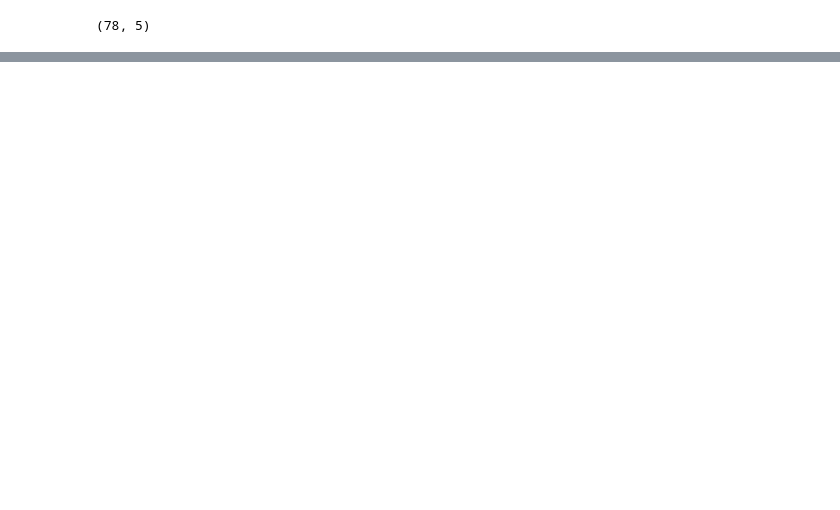
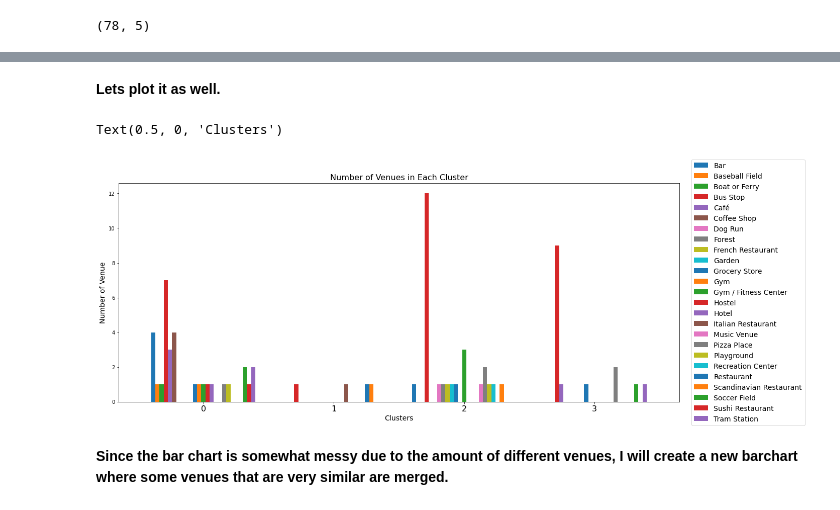
Before and after one commit to Milopoli/Coursera_Capstone, a Jupyter notebook: Scripts/Helsinki.ipynb, the cells around one changed output, grey strips where cells are left out. Cells and saved outputs as stored; diff of their text form; code cells hidden in the pictures; blank space fills up the shorter version.

```diff
--- a/Scripts/Helsinki.ipynb
+++ b/Scripts/Helsinki.ipynb
@@ -214,0 +414,4 @@ helsinki_map
+# %%
+kmeans = KMeans(n_clusters=4, random_state=0).fit(helsinki_grouped_clustering)
+
+kmeans.labels_
@@ -214,0 +425,10 @@ helsinki_map
+# %%
+helsinki_complete = neighborhoods
+
+# add clustering labels
+helsinki_complete['Cluster Labels'] = kmeans.labels_
+
+# merge toronto_grouped with toronto_data to add latitude/longitude for each neighborhood
+helsinki_complete = helsinki_complete.join(neighborhoods_venues_sorted.set_index('Neighborhood'), on='Neighborhood')
+
+helsinki_complete['Average price'] = helsinki_complete[['Average price']].astype('int64')
@@ -214,0 +481,6 @@ helsinki_map
+# %%
+# 1st most popular venues per cluster
+venue_total = helsinki_complete.copy()
+venue_total = venue_total.drop(['Neighborhood','Average price', 'Latitude', 'Longitude'], axis=1)
+venue_total = venue_total.groupby(['Cluster Labels','1st Most Common Venue']).size().reset_index(name='Count')
+venue_total
@@ -214,0 +505,4 @@ helsinki_map
+# %%
+cluster_comp = venue_total.pivot(index='Cluster Labels', columns='1st Most Common Venue', values='Count')
+cluster_comp = cluster_comp.fillna(0).astype(int).reset_index(drop=True)
+cluster_comp
@@ -214,0 +515,16 @@ helsinki_map
+# %% [markdown]
+**Lets plot it as well.**
+# %%
+bar_c = cluster_comp.iloc[0:].plot(kind='bar',figsize=(20,8),width = 0.8)
+
+plt.legend(labels=cluster_comp.columns,fontsize= 14, loc="center right", bbox_to_anchor=(1.23, 0.5), ncol=1)
+plt.title("Number of Venues in Each Cluster",fontsize= 16)
+plt.xticks(fontsize=16)
+plt.xticks(rotation=0)
+plt.ylabel('Number of Venue', fontsize=14)
+plt.xlabel('Clusters', fontsize=14)
+# %% [output]
+Text(0.5, 0, 'Clusters')
+[figure, added]
+# %% [markdown]
+**Since the bar chart is somewhat messy due to the amount of different venues, I will create a new barchart where some venues that are very similar are merged.**
```
Also changed, not shown: parts of 104 cells of this notebook, 1 other file.
